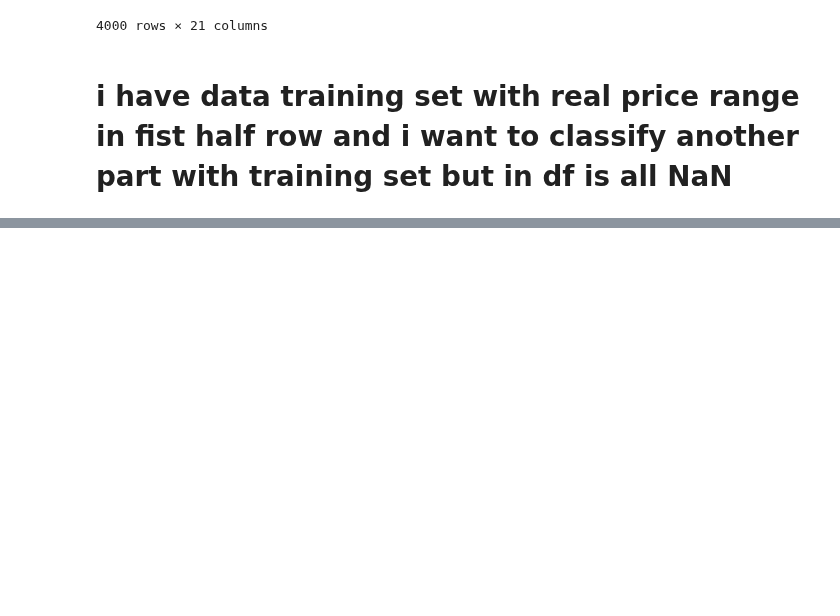
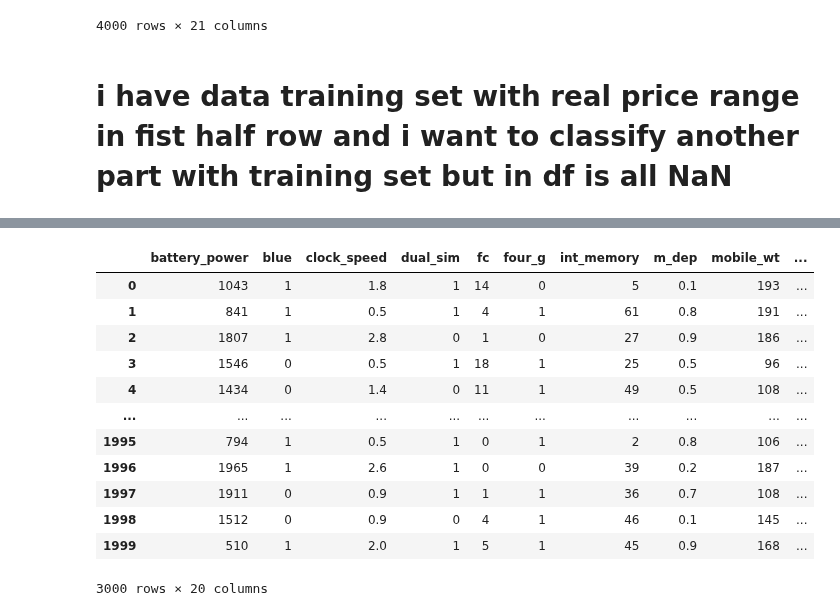
Before and after one commit to sucheerarighthere/bsc_dpdm22, a Jupyter notebook: Project.ipynb, the cells around one changed output, grey strips where cells are left out. Saved outputs shown, nothing was run; the diff lists cells and outputs as text; code cells hidden in the pictures; blank space fills up the shorter version.

```diff
--- a/Project.ipynb
+++ b/Project.ipynb
@@ -240,0 +251,16 @@ centers = kmeans.cluster_centers_
+# %%
+kmeandata
+# %% [output]
+|  | battery_power | blue | clock_speed | dual_sim | fc | four_g | int_memory | m_dep | mobile_wt | ... |
+| 0 | 1043 | 1 | 1.8 | 1 | 14 | 0 | 5 | 0.1 | 193 | ... |
+| 1 | 841 | 1 | 0.5 | 1 | 4 | 1 | 61 | 0.8 | 191 | ... |
+| 2 | 1807 | 1 | 2.8 | 0 | 1 | 0 | 27 | 0.9 | 186 | ... |
+| 3 | 1546 | 0 | 0.5 | 1 | 18 | 1 | 25 | 0.5 | 96 | ... |
+| 4 | 1434 | 0 | 1.4 | 0 | 11 | 1 | 49 | 0.5 | 108 | ... |
+| ... | ... | ... | ... | ... | ... | ... | ... | ... | ... | ... |
+| 1995 | 794 | 1 | 0.5 | 1 | 0 | 1 | 2 | 0.8 | 106 | ... |
+| 1996 | 1965 | 1 | 2.6 | 1 | 0 | 0 | 39 | 0.2 | 187 | ... |
+| 1997 | 1911 | 0 | 0.9 | 1 | 1 | 1 | 36 | 0.7 | 108 | ... |
+| 1998 | 1512 | 0 | 0.9 | 0 | 4 | 1 | 46 | 0.1 | 145 | ... |
+| 1999 | 510 | 1 | 2.0 | 1 | 5 | 1 | 45 | 0.9 | 168 | ... |
+3000 rows × 20 columns
```
Also changed, not shown: parts of 9 cells of this notebook.
